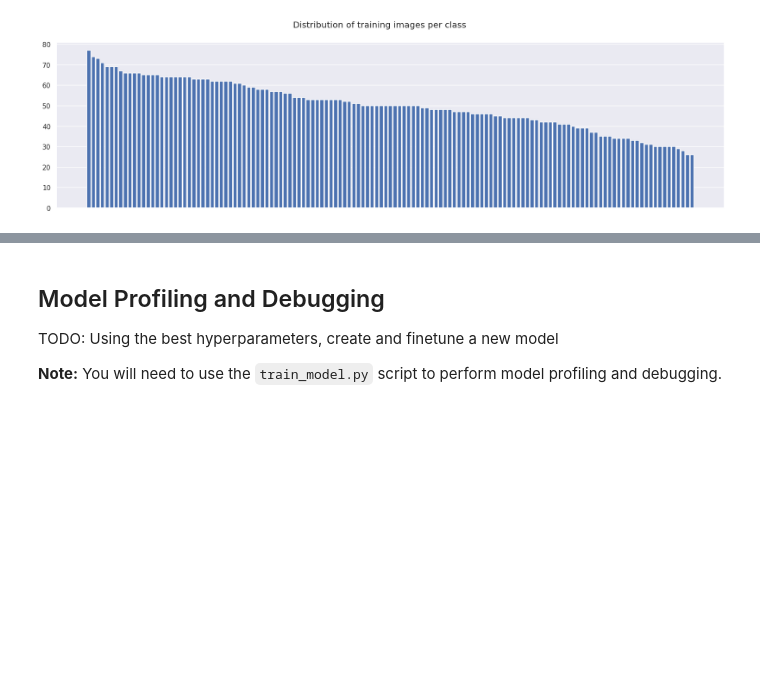
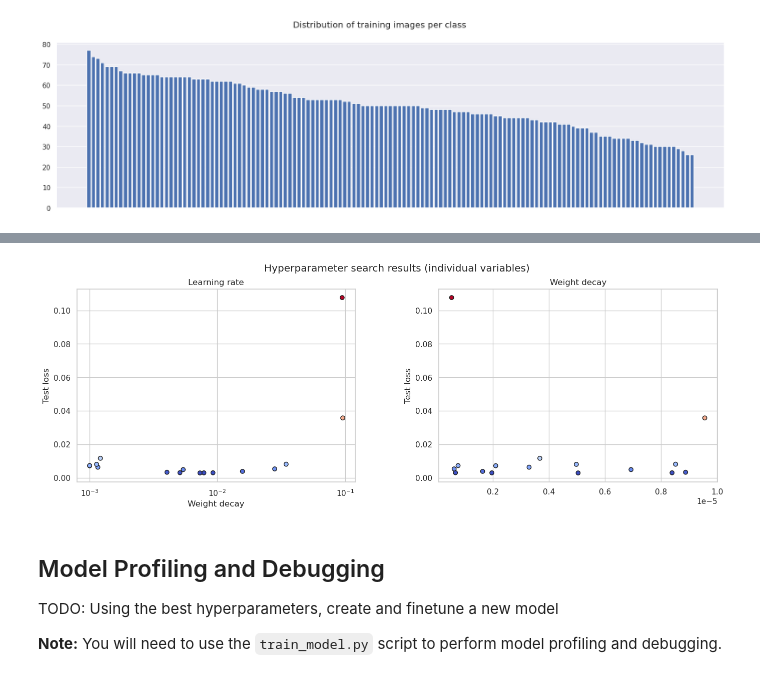
Before and after one commit to PiotrGrabysz/Classify-dog-breed-AWS, a Jupyter notebook: train_and_deploy.ipynb, the cells around one changed output, grey strips where cells are left out. Drawn from its saved outputs; the diff is of its cells as text; code cells hidden in the pictures; blank space fills up the shorter version.

```diff
--- a/train_and_deploy.ipynb
+++ b/train_and_deploy.ipynb
@@ -215,3 +310,38 @@ best_estimator.hyperparameters()
+# %%
+fig, axs = plt.subplots(1, 2, figsize=(16, 5))
+
+sc1 = axs[0].scatter(
+    tuner_loss["learning-rate"],
+    metric_value,
+    c=metric_value,
+    cmap=cmap,
+    norm=norm,
+    edgecolor="k"
+)
+axs[0].set_title("Learning rate")
+axs[0].set_xlabel("Learning rate (log scale)")
+axs[0].set_xscale("log")
+
+sc2 = axs[1].scatter(
+    tuner_loss["weight-decay"],
+    metric_value,
+    c=metric_value,
+    cmap=cmap,
+    norm=norm,
+    edgecolor="k"
+)
+axs[1].set_title("Weight decay")
+axs[0].set_xlabel("Weight decay")
+
+for ax in axs:
+    ax.set_ylabel("Test loss")
+
+# Show plot
+fig.suptitle("Hyperparameter search results (individual variables)")
+fig.subplots_adjust(left=0.1, right=0.9, wspace=0.3)
+plt.show()
+# %% [output]
+[figure, added]
 # %% [markdown]
 ## Model Profiling and Debugging
 TODO: Using the best hyperparameters, create and finetune a new model
```
Also changed, not shown: parts of 26 cells of this notebook.
